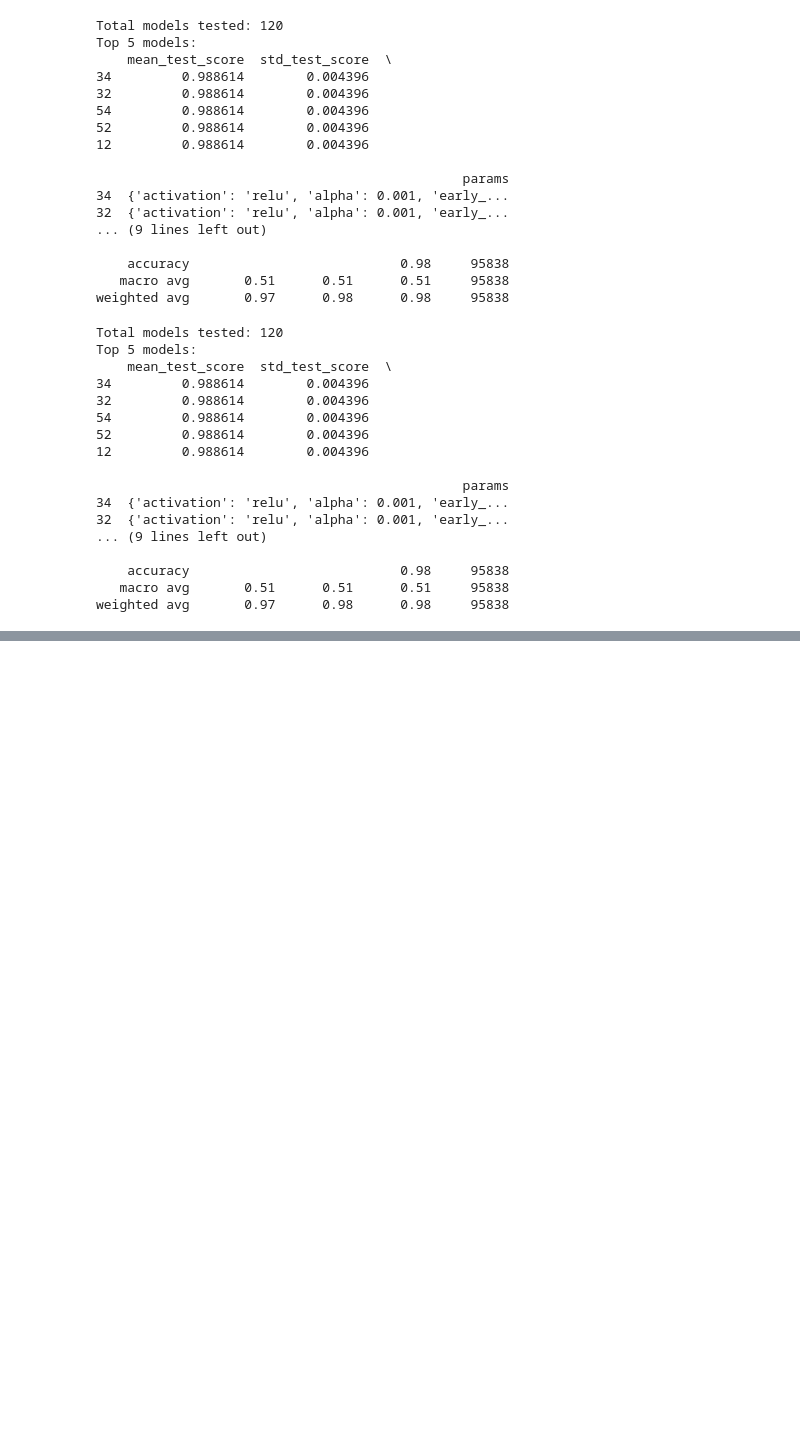
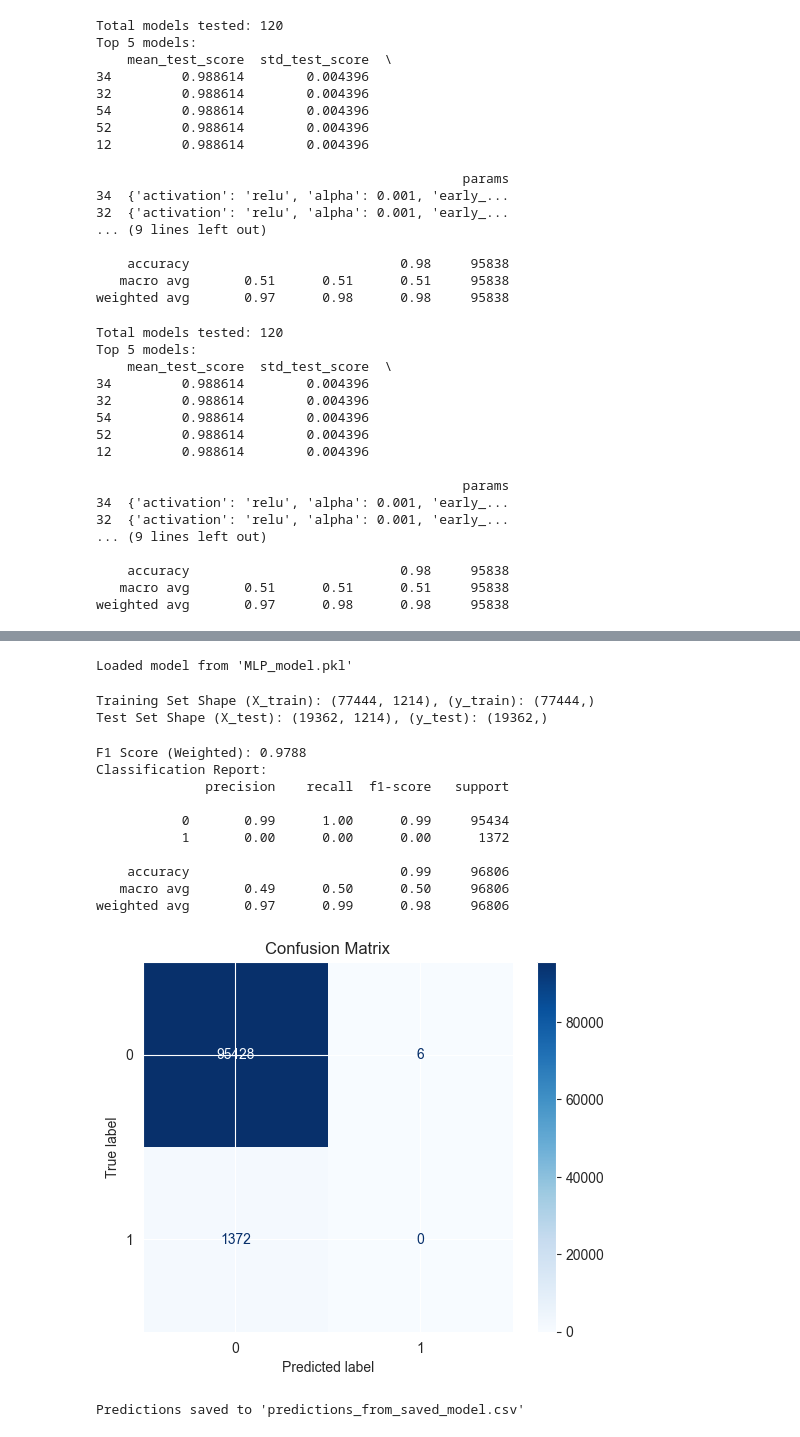
Before and after one commit to Userfrom1995/CreditCard_Predictions, a Jupyter notebook: mlp.ipynb, the cells around one changed output, grey strips where cells are left out. Cells and saved outputs as stored; diff of their text form; code cells hidden in the pictures; blank space fills up the shorter version.

```diff
--- a/mlp.ipynb
+++ b/mlp.ipynb
@@ -608,0 +825,72 @@ Predictions saved to 'new_mlp_model_predictions.csv'
+# %%
+model_path = "MLP_model.pkl"  # Change this to the correct path of your model
+mlp_model = joblib.load(model_path)
+print(f"Loaded model from '{model_path}'")
+# %% [output]
+Loaded model from 'MLP_model.pkl'
+# %%
+import pandas as pd
+from sklearn.model_selection import train_test_split
+from sklearn.preprocessing import StandardScaler
+
+# Step 1: Load the dataset
+data = pd.read_csv("Dev_data_to_be_shared.csv")
+
+# Step 2: Separate features (X) and target variable (y)
+X = data.drop(columns=["bad_flag", "account_number"])  # Features
+y = data["bad_flag"]  # Target variable
+X.fillna(0, inplace=True)  # Handle missing values by filling with 0
+
+# Step 3: Train-Test Split
+X_train, X_test, y_train, y_test = train_test_split(X, y, test_size=0.2, random_state=42)
+
+# Step 4: Apply SMOTE-Tomek (optional)
+# smt = SMOTETomek(random_state=42)
+# X_train_resampled, y_train_resampled = smt.fit_resample(X_train, y_train)
+
+# Step 5: Scale the features (use fit_transform on training data and transform on test data)
+scaler = StandardScaler()
+X_train_scaled = scaler.fit_transform(X_train)  # Fit and transform training data
+X_test_scaled = scaler.transform(X)        # Only transform test data
+
+# Print data shapes for verification
+print(f"Training Set Shape (X_train): {X_train_scaled.shape}, (y_train): {y_train.shape}")
+print(f"Test Set Shape (X_test): {X_test_scaled.shape}, (y_test): {y_test.shape}")
+# %% [output]
+Training Set Shape (X_train): (77444, 1214), (y_train): (77444,)
+Test Set Shape (X_test): (19362, 1214), (y_test): (19362,)
+# %%
+y_pred = mlp_model.predict(X)
+# %%
+# Compute the F1 Score
+f1 = f1_score(y, y_pred, average="weighted")
+print(f"F1 Score (Weighted): {f1:.4f}")
+
+# Print the classification report
+print("Classification Report:")
+print(classification_report(y, y_pred))
+
+# Plot the confusion matrix
+cm = confusion_matrix(y, y_pred)
+disp = ConfusionMatrixDisplay(confusion_matrix=cm, display_labels=mlp_model.classes_)
+disp.plot(cmap=plt.cm.Blues)
+plt.title("Confusion Matrix")
+plt.show()
+
+# Optional: Save the predictions to a CSV file
+predictions = pd.DataFrame({"Actual": y, "Predicted": y_pred})
+predictions.to_csv("model.csv", index=False)
+print("Predictions saved to 'predictions_from_saved_model.csv'")
+# %% [output]
+F1 Score (Weighted): 0.9788
+Classification Report:
+              precision    recall  f1-score   support
+
+           0       0.99      1.00      0.99     95434
+           1       0.00      0.00      0.00      1372
+
+    accuracy                           0.99     96806
+   macro avg       0.49      0.50      0.50     96806
+weighted avg       0.97      0.99      0.98     96806
+[figure, added]
+Predictions saved to 'predictions_from_saved_model.csv'
```
Also changed, not shown: parts of 15 cells of this notebook, 5 other files.
